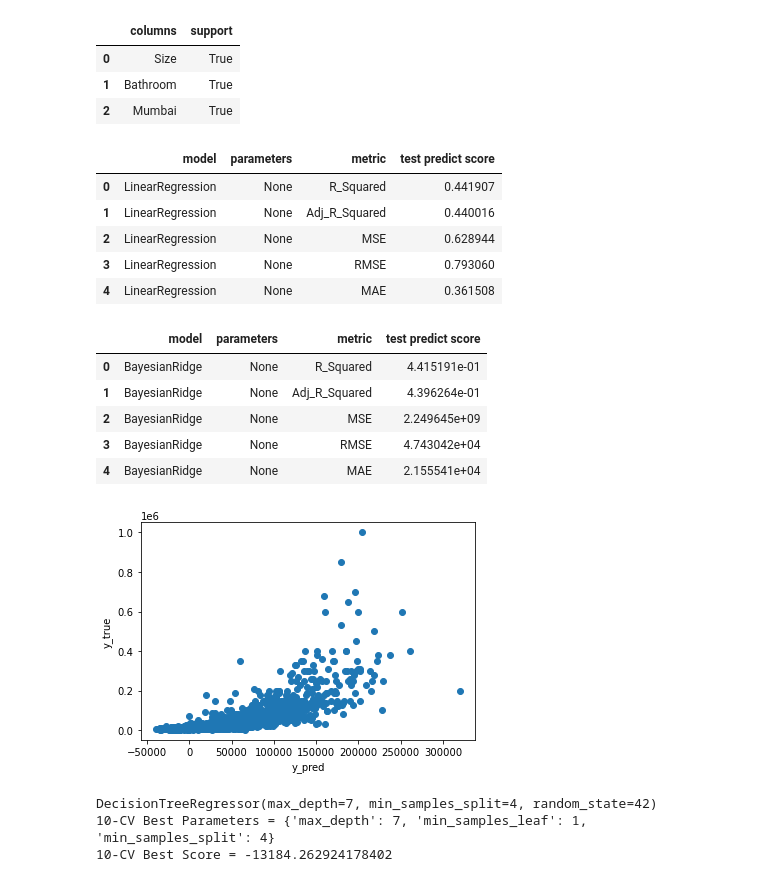
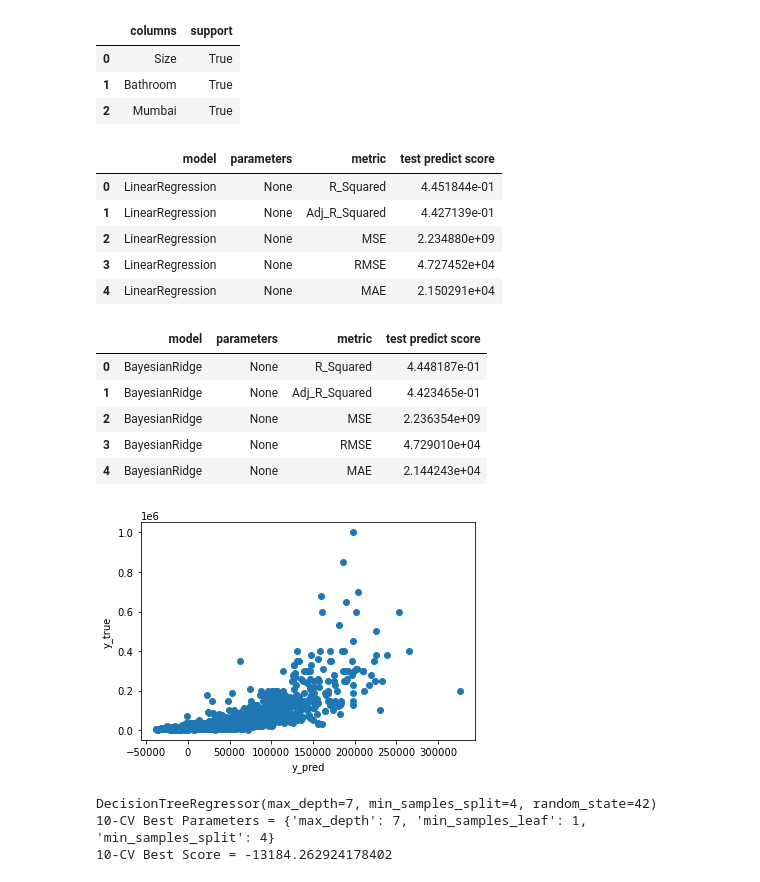
Before and after one commit to remre/housepricer, a Jupyter notebook: workenvfirst.ipynb, the cells around one changed output. Drawn from its saved outputs; the diff is of its cells as text; code cells hidden in the pictures.

```diff
--- a/workenvfirst.ipynb
+++ b/workenvfirst.ipynb
@@ -128,8 +128,8 @@ dtype: int64
 # %%
 df2.dropna(inplace=True)
 # %%
-df2['floor_level'] = df2['floor_level'].astype('int64')
-df2['total_floor'] = df2['total_floor'].astype('int64')
+df2['floor level'] = df2['floor level'].astype('int64')
+df2['total floor'] = df2['total floor'].astype('int64')
 # %%
 pd.to_numeric(df2['floor level'])
 pd.to_numeric(df2['total floor'])
@@ -186,6 +187,7 @@ df2 = df2[df2.Rent < 3400000]
 # %%
 orcat_vars  = [ 'total floor', 'Area Type', 'Area Locality', 'Furnishing Status', 'Tenant Preferred']
 nomcat_vars  = ['City', 'Point of Contact']
+cate_vars  = ['Furnishing Status', 'Tenant Preferred','Point of Contact','City','Area Type']
 # %%
 def one_hot_encode(df, column):
     # Get one hot encoding of columns B
@@ -197,7 +199,7 @@ def one_hot_encode(df, column):
     df = df.join(one_hot)
     return df
 # df3 = df2.copy()
-for nom in nomcat_vars:
+for nom in cate_vars:
 
     df2 = one_hot_encode(df2,nom)
 df2
@@ -361,9 +365,9 @@ regressor = LinearRegression()
 # %%
 df3 = df2.copy()
-numerical_features = df3.dtypes[df3.dtypes != "object"].index
+# numerical_features = df3.dtypes[df3.dtypes != "object"].index
 
-scaler = StandardScaler()
-df3[numerical_features] = scaler.fit_transform(df3[numerical_features])
+# scaler = StandardScaler()
+# df3[numerical_features] = scaler.fit_transform(df3[numerical_features])
 # %%
 X = df3.drop('Rent',axis=1)
 y =df3[['Rent']].values
@@ -434,11 +456,11 @@ LinearRegression_test = test_predict(model, X_train,X_test,y_train,y_test)
 LinearRegression_test
 # %% [output]
 |  | model | parameters | metric | test predict score |
-| 0 | LinearRegression | None | R_Squared | 0.441907 |
-| 1 | LinearRegression | None | Adj_R_Squared | 0.440016 |
-| 2 | LinearRegression | None | MSE | 0.628944 |
-| 3 | LinearRegression | None | RMSE | 0.793060 |
-| 4 | LinearRegression | None | MAE | 0.361508 |
+| 0 | LinearRegression | None | R_Squared | 4.451844e-01 |
+| 1 | LinearRegression | None | Adj_R_Squared | 4.427139e-01 |
+| 2 | LinearRegression | None | MSE | 2.234880e+09 |
+| 3 | LinearRegression | None | RMSE | 4.727452e+04 |
+| 4 | LinearRegression | None | MAE | 2.150291e+04 |
 # %%
 model = BayesianRidge()
 
@@ -446,18 +468,18 @@ BayesianRidge_test = test_predict(model, X_train,X_test,y_train,y_test)
 BayesianRidge_test
 # %% [output]
 |  | model | parameters | metric | test predict score |
-| 0 | BayesianRidge | None | R_Squared | 4.415191e-01 |
-| 1 | BayesianRidge | None | Adj_R_Squared | 4.396264e-01 |
-| 2 | BayesianRidge | None | MSE | 2.249645e+09 |
-| 3 | BayesianRidge | None | RMSE | 4.743042e+04 |
-| 4 | BayesianRidge | None | MAE | 2.155541e+04 |
+| 0 | BayesianRidge | None | R_Squared | 4.448187e-01 |
+| 1 | BayesianRidge | None | Adj_R_Squared | 4.423465e-01 |
+| 2 | BayesianRidge | None | MSE | 2.236354e+09 |
+| 3 | BayesianRidge | None | RMSE | 4.729010e+04 |
+| 4 | BayesianRidge | None | MAE | 2.144243e+04 |
 # %%
-plt.scatter(lr.predict(X_train), y_train)
+plt.scatter(model.predict(X_train), y_train)
 plt.xlabel('y_pred')
 plt.ylabel('y_true')
 plt.show()
 # %% [output]
-[figure, old version]
+[figure, new version]
 # %%
 PARAM_DICT = {'max_depth': [None,3,4,5,6,7,8,9,10,11,15,20,25,30,35,40,45],'min_samples_split': [2,3,4,5],'min_samples_leaf':[1,2,3,4,5]}
 ESTIMATOR =  DecisionTreeRegressor(random_state=42)
```
Also changed, not shown: parts of 16 cells of this notebook.
